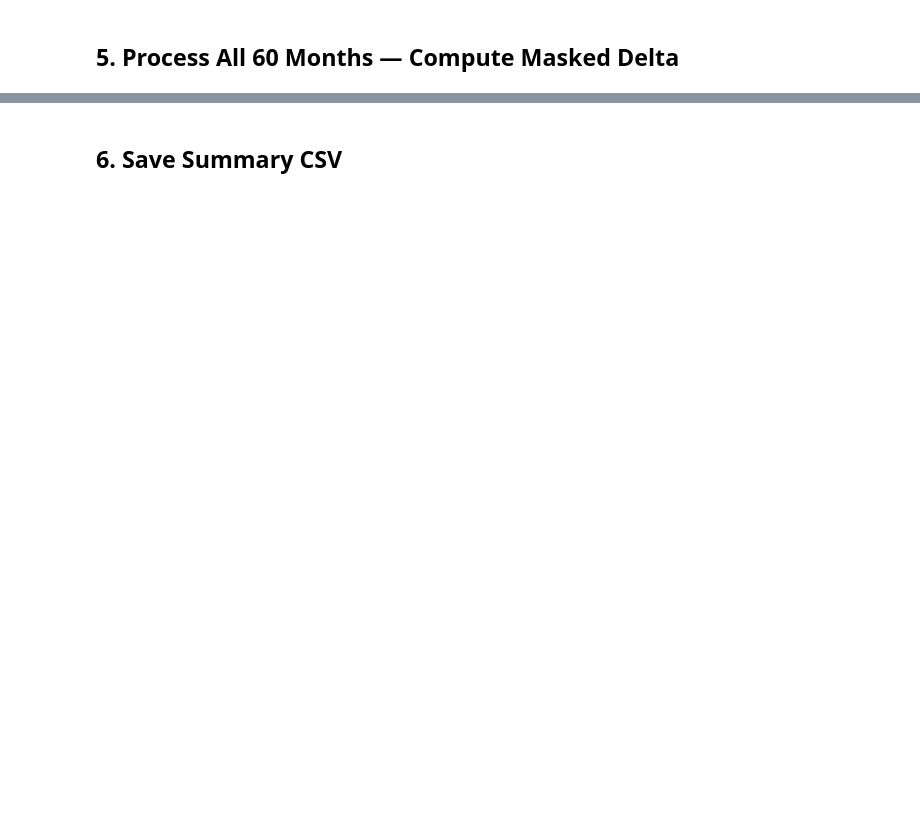
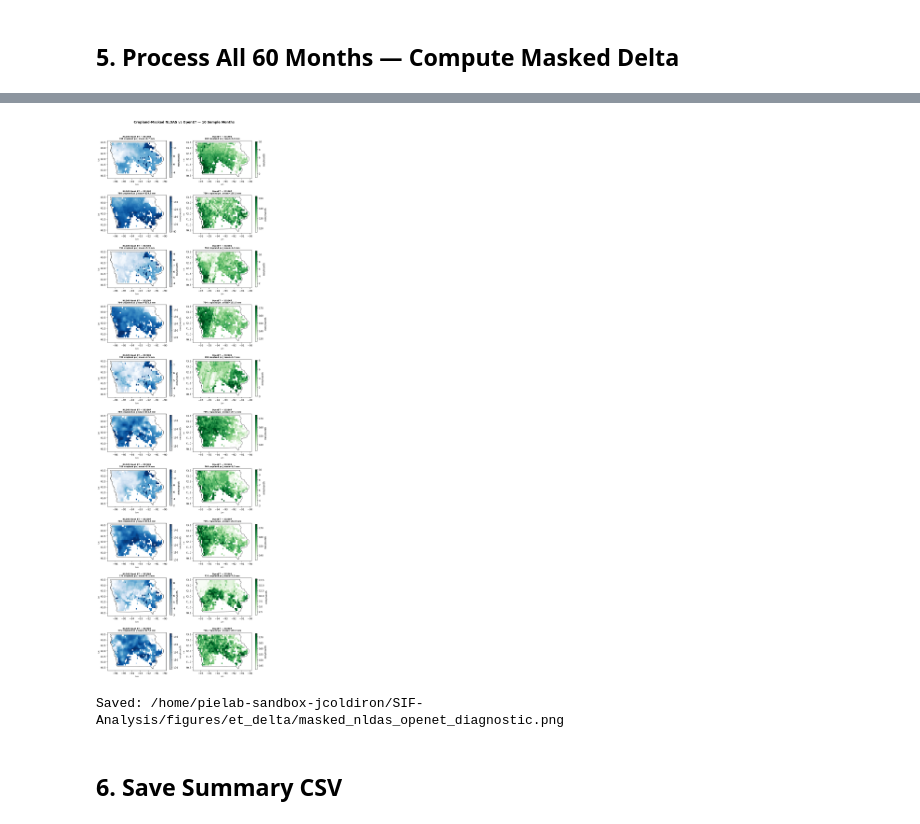
Before and after one commit to jacksoncoldiron/SIF-Analysis, a Jupyter notebook: src/notebooks/analysis/human_et.ipynb, the cells around one changed output, grey strips where cells are left out. Drawn from its saved outputs; the diff is of its cells as text; code cells hidden in the pictures; blank space fills up the shorter version.

```diff
--- a/src/notebooks/analysis/human_et.ipynb
+++ b/src/notebooks/analysis/human_et.ipynb
@@ -441,9 +489,9 @@ for year in YEARS:
             print(f'  SKIP {yyyymm}: missing file(s)')
             continue
 
-        # ── Load NLDAS Noah EVPsfc ────────────────────────────────────────
+        # ── Load NLDAS Noah Evap ──────────────────────────────────────────
         ds = xr.open_dataset(nldas_path)
-        nldas_et = ds['EVPsfc'].squeeze()   # mm/month
+        nldas_et = ds['Evap'].squeeze()   # mm/month
 
         # NLDAS stores latitudes ascending (south→north, lat[0]=25°).
         # Flip to north-up so row-0 = northernmost pixel — consistent with
@@ -454,9 +502,11 @@ for year in YEARS:
         nldas_et = nldas_et.rename({'lon': 'x', 'lat': 'y'})
         nldas_et = nldas_et.rio.write_crs('EPSG:4326')
 
-        # Inclusive clip: all_touched=True retains border pixels
+        # Center-based clip: include only pixels whose center falls within Iowa.
+        # all_touched=True pulled in edge cells whose centers are outside Iowa,
+        # producing white NaN strips at top/bottom after cropland masking.
         nldas_iowa = nldas_et.rio.clip(iowa_gdf.geometry, iowa_gdf.crs,
-                                        drop=True, all_touched=True)
+                                        drop=True, all_touched=False)
         ds.close()
 
         # ── Load OpenET and align to NLDAS Iowa grid ─────────────────────
@@ -520,3 +653,56 @@ print(f'\nProcessed {len(df)} months, skipped {len(skipped)}')
+# %%
+# ── Side-by-side diagnostic: 10 sample months, NLDAS | OpenET ──────────────
+step    = max(1, len(nldas_files) // 10)
+samples = [f.name.split('.A')[1][:6] for f in nldas_files[::step][:10]]
+
+ncols, nrows = 2, len(samples)
+fig, axes = plt.subplots(nrows, ncols, figsize=(10, nrows * 3.2))
+
+for row, yyyymm in enumerate(samples):
+    year = int(yyyymm[:4])
+    nldas_f  = nldas_masked_dir  / f'NLDAS_Iowa_cropland_{yyyymm}.tif'
+    openet_f = openet_masked_dir / f'OpenET_Iowa_cropland_{yyyymm}.tif'
+
+    for col, (fpath, label, cmap) in enumerate([
+        (nldas_f,  'NLDAS Noah ET', 'Blues'),
+        (openet_f, 'OpenET',        'Greens'),
+    ]):
+        ax = axes[row, col]
+        if not fpath.exists():
+            ax.set_title(f'{label} {yyyymm}\nFILE NOT FOUND', color='red')
+            continue
+
+        da = rxr.open_rasterio(fpath, masked=True).squeeze()
+        arr = da.values.astype(float)
+
+        valid = arr[~np.isnan(arr)]
+        vmin, vmax_v = (np.nanpercentile(valid, [2, 98]) if len(valid) else (0, 1))
+        if vmax_v - vmin < 1:
+            vmin, vmax_v = max(0, vmin - 1), vmax_v + 1
+
+        extent = [float(da.x.min()), float(da.x.max()),
+                  float(da.y.min()), float(da.y.max())]
+        im = ax.imshow(arr, extent=extent, origin='upper',
+                       cmap=cmap, vmin=vmin, vmax=vmax_v, aspect='auto')
+        iowa_gdf.boundary.plot(ax=ax, color='black', linewidth=0.8)
+        plt.colorbar(im, ax=ax, shrink=0.8, label='mm/month')
+
+        n_crop = int((~np.isnan(arr)).sum())
+        ax.set_title(f'{label} — {yyyymm}\n{n_crop} cropland px | mean={np.nanmean(arr):.1f} mm',
+                     fontsize=8, fontweight='bold')
+        ax.set_xlabel('Lon', fontsize=7)
+        ax.set_ylabel('Lat', fontsize=7)
+
+plt.suptitle('Cropland-Masked NLDAS vs OpenET — 10 Sample Months',
+             fontsize=13, fontweight='bold', y=1.01)
+plt.tight_layout()
+out_fig = figures_dir / 'masked_nldas_openet_diagnostic.png'
+plt.savefig(out_fig, dpi=150, bbox_inches='tight')
+plt.show()
+print(f'Saved: {out_fig}')
+# %% [output]
+[figure, added]
+Saved: /home/pielab-sandbox-jcoldiron/SIF-Analysis/figures/et_delta/masked_nldas_openet_diagnostic.png
 # %% [markdown]
 ## 6. Save Summary CSV
 # %%
```
Also changed, not shown: parts of 17 cells of this notebook, 4 other files.
